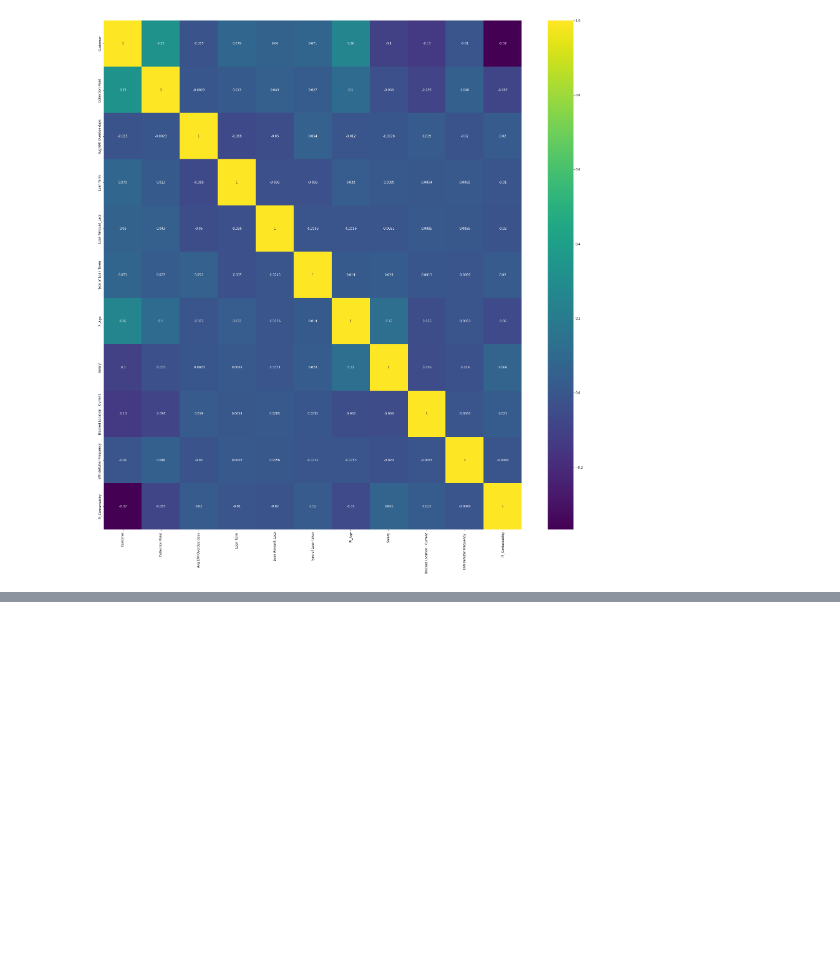
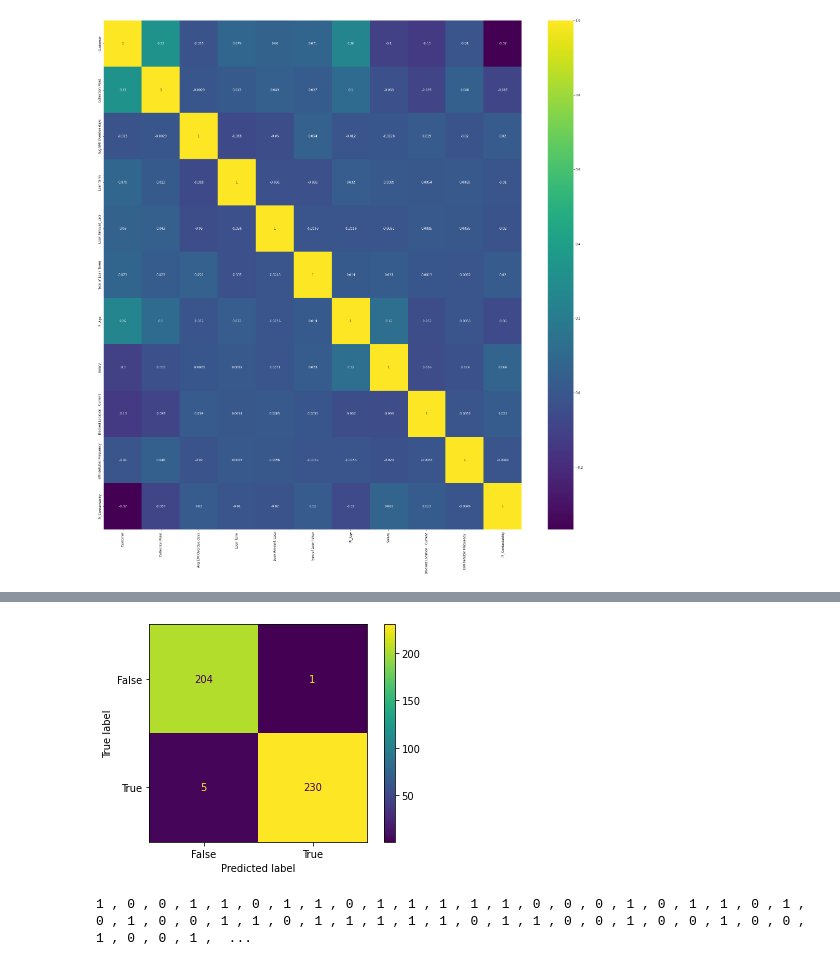
Before and after one commit to sinhaanupamindia/Projects, a Jupyter notebook: Project_Banking_Loan.ipynb, the cells around one changed output, grey strips where cells are left out. Drawn from its saved outputs; the diff is of its cells as text; code cells hidden in the pictures; blank space fills up the shorter version.

```diff
--- a/Project_Banking_Loan.ipynb
+++ b/Project_Banking_Loan.ipynb
@@ -456,0 +496,12 @@ sns.boxplot(x="Defaulter", y = "PI_Age", data=df)
+# %%
+#Random Forest Classifier
+from sklearn.ensemble import RandomForestClassifier
+# creating a RF classifier
+RFC = RandomForestClassifier(n_estimators = 100)
+
+# Training the model on the training dataset
+# fit function is used to train the model using the training sets as parameters
+RFC.fit(X_train, y_train)
+
+# performing predictions on the test dataset
+y_predicted = RFC.predict(X_test)
@@ -456,0 +519,16 @@ sns.boxplot(x="Defaulter", y = "PI_Age", data=df)
+# %%
+from sklearn import metrics
+confusion_matrix = metrics.confusion_matrix(y_test, y_predicted)
+
+cm_display = metrics.ConfusionMatrixDisplay(confusion_matrix = confusion_matrix, display_labels = [False, True])
+
+cm_display.plot()
+plt.show()
+# %% [output]
+[figure, added]
+# %%
+save = y_test["Defaulter"].to_list()
+for i in range(0, len(save)):
+      print(save[i],', ', end='')
+# %% [output]
+1 , 0 , 0 , 1 , 1 , 0 , 1 , 1 , 0 , 1 , 1 , 1 , 1 , 1 , 0 , 0 , 0 , 1 , 0 , 1 , 1 , 0 , 1 , 0 , 1 , 0 , 0 , 1 , 1 , 0 , 1 , 1 , 1 , 1 , 1 , 0 , 1 , 1 , 0 , 0 , 1 , 0 , 0 , 1 , 0 , 0 , 1 , 0 , 0 , 1 ,  ...
```
Also changed, not shown: parts of 25 cells of this notebook.
